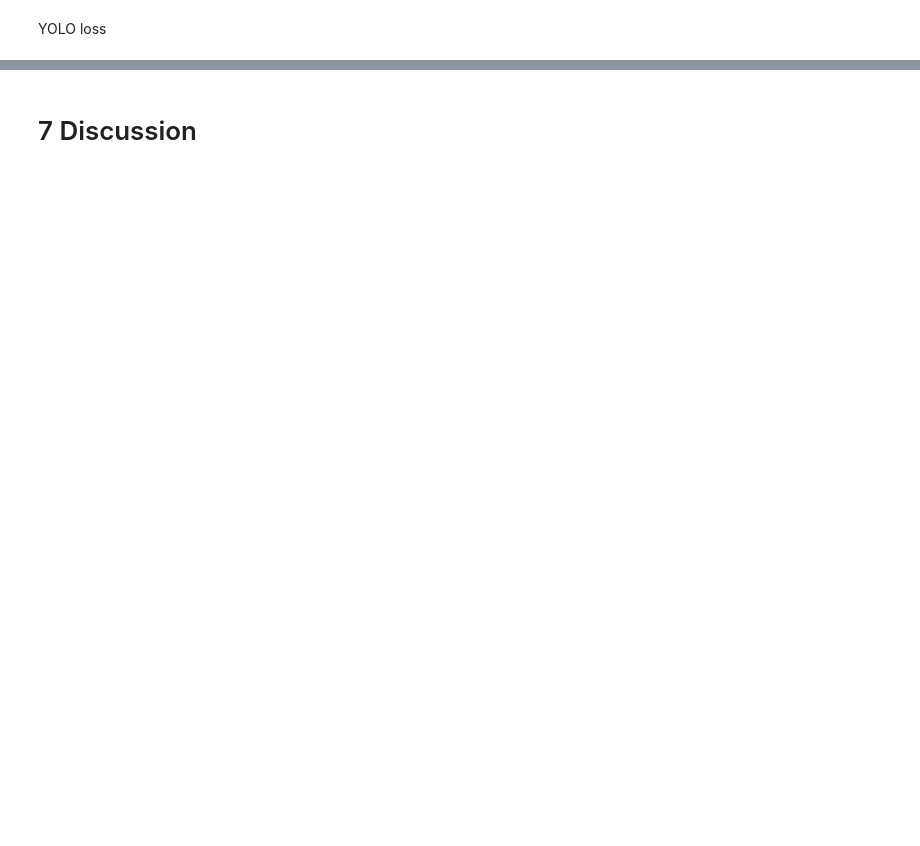
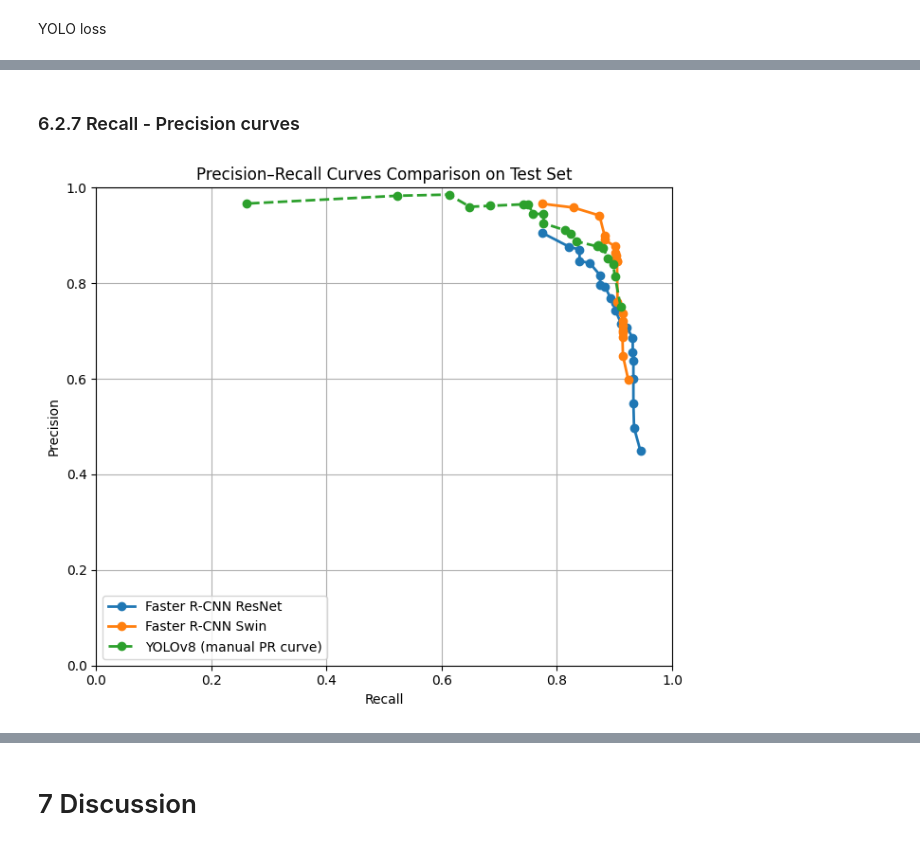
Before and after one commit to niklas-kessler/dl-med-img, a Jupyter notebook: Experiments.ipynb, the cells around one changed output, grey strips where cells are left out. Drawn from its saved outputs; the diff is of its cells as text; code cells hidden in the pictures; blank space fills up the shorter version.

```diff
--- a/Experiments.ipynb
+++ b/Experiments.ipynb
@@ -2553,0 +2817,2 @@ plt.show()
+# %% [markdown]
+### 6.2.7 Recall - Precision curves
@@ -2553,0 +2952,51 @@ plt.show()
+# %%
+# Compute YOLO Precision–Recall Curve
+recall_yolo_curve, precision_yolo_curve = compute_pr_curve_yolo(
+    model_yolo=model_yolo,
+    test_dataset_fasterrcnn=test_dataset_fasterrcnn,
+    device=device
+)
+# %%
+#Plot all models
+plt.figure(figsize=(7, 6))
+
+# Faster R-CNN ResNet
+plt.plot(
+    recall_m2,
+    precision_m2,
+    marker="o",
+    linewidth=2,
+    label="Faster R-CNN ResNet"
+)
+
+# Faster R-CNN Swin
+plt.plot(
+    recall_m4,
+    precision_m4,
+    marker="o",
+    linewidth=2,
+    label="Faster R-CNN Swin"
+)
+
+# YOLOv8 (manual PR curve)
+plt.plot(
+    recall_yolo_curve,
+    precision_yolo_curve,
+    marker="o",
+    linestyle="--",
+    linewidth=2,
+    label="YOLOv8 (manual PR curve)"
+)
+
+plt.xlabel("Recall")
+plt.ylabel("Precision")
+plt.title("Precision–Recall Curves Comparison on Test Set")
+plt.xlim(0, 1)
+plt.ylim(0, 1)
+plt.grid(True)
+plt.legend()
+plt.tight_layout()
+
+plt.show()
+# %% [output]
+[figure, added]
```
Also changed, not shown: parts of 97 cells of this notebook.
